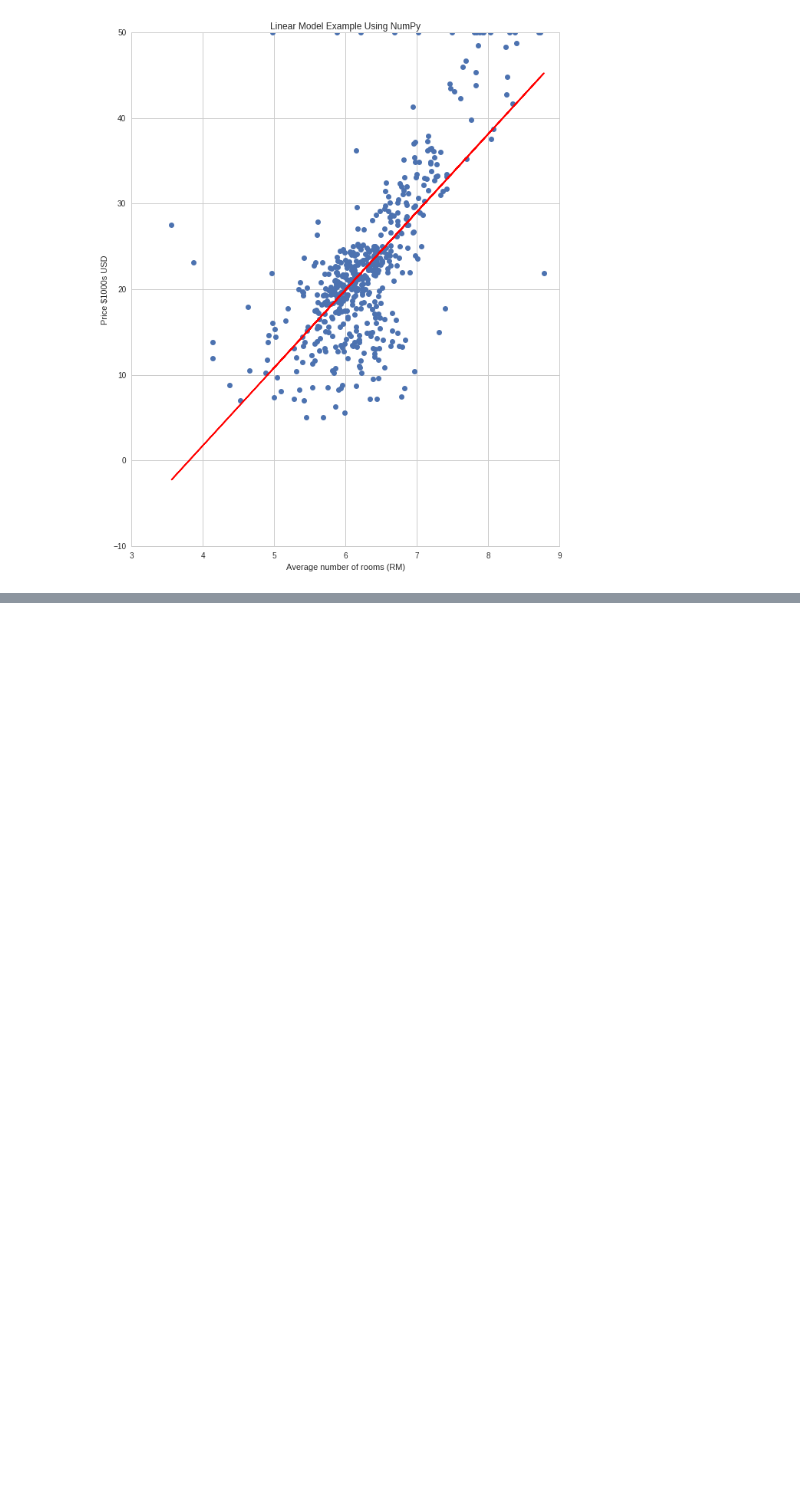
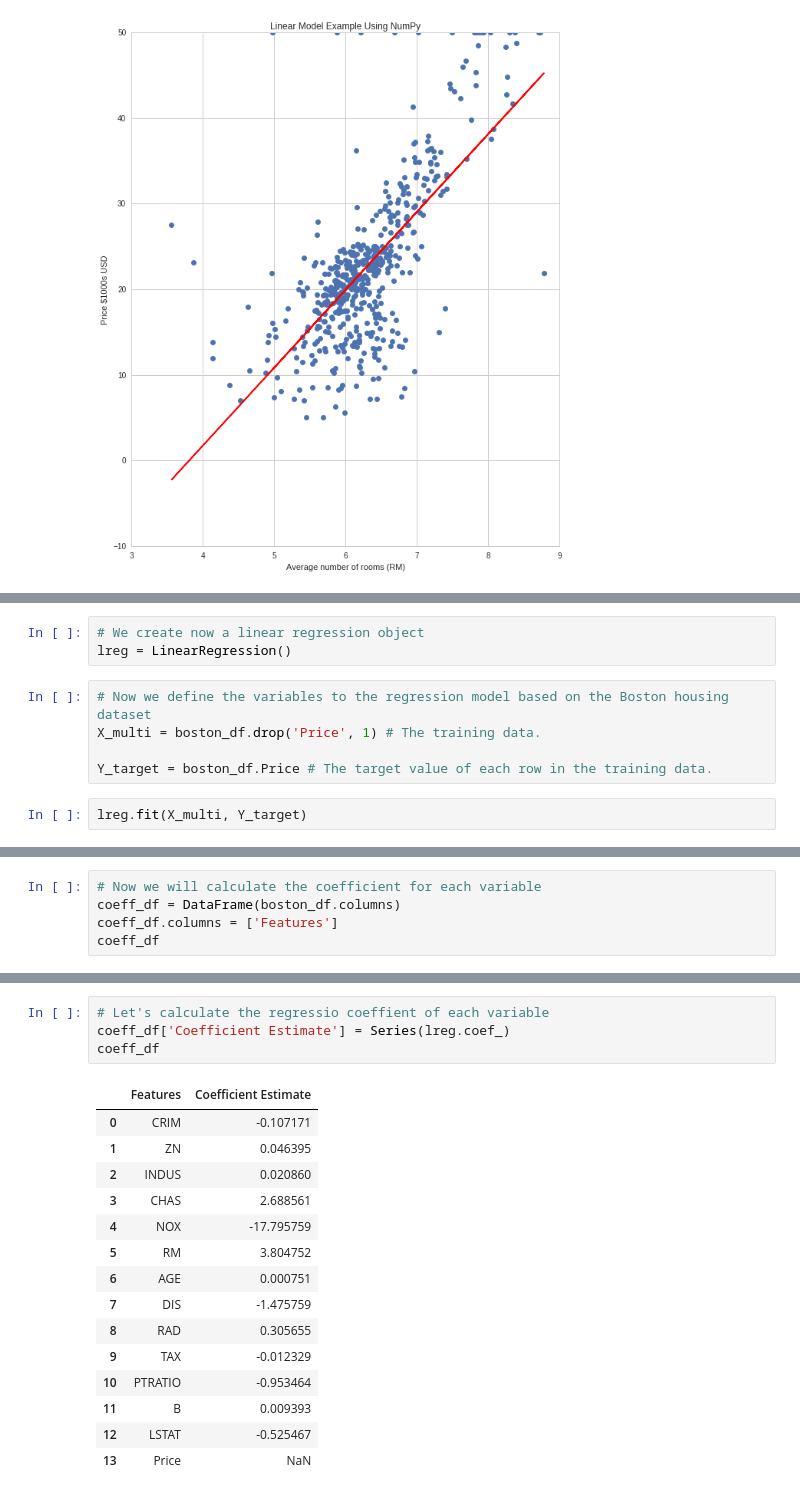
Before and after one commit to jarturomora/python-data-analysis, a Jupyter notebook: ML1 - Supervised Learning - Linear Regression.ipynb, the cells around one changed output, grey strips where cells are left out. Cells and saved outputs as stored; diff of their text form; blank space fills up the shorter version.

Commit message:
Linear regression done up to step 6 and started step 7

```diff
--- a/ML1 - Supervised Learning - Linear Regression.ipynb
+++ b/ML1 - Supervised Learning - Linear Regression.ipynb
@@ -138,0 +156,10 @@ plt.plot(x, m * x + b, label = 'Best Fit Line', color = 'red')
+# %%
+# We create now a linear regression object
+lreg = LinearRegression()
+# %%
+# Now we define the variables to the regression model based on the Boston housing dataset
+X_multi = boston_df.drop('Price', 1) # The training data.
+
+Y_target = boston_df.Price # The target value of each row in the training data.
+# %%
+lreg.fit(X_multi, Y_target)
@@ -138,0 +178,5 @@ plt.plot(x, m * x + b, label = 'Best Fit Line', color = 'red')
+# %%
+# Now we will calculate the coefficient for each variable
+coeff_df = DataFrame(boston_df.columns)
+coeff_df.columns = ['Features']
+coeff_df
@@ -138,0 +199,20 @@ plt.plot(x, m * x + b, label = 'Best Fit Line', color = 'red')
+# %%
+# Let's calculate the regressio coeffient of each variable
+coeff_df['Coefficient Estimate'] = Series(lreg.coef_)
+coeff_df
+# %% [output]
+|  | Features | Coefficient Estimate |
+| 0 | CRIM | -0.107171 |
+| 1 | ZN | 0.046395 |
+| 2 | INDUS | 0.020860 |
+| 3 | CHAS | 2.688561 |
+| 4 | NOX | -17.795759 |
+| 5 | RM | 3.804752 |
+| 6 | AGE | 0.000751 |
+| 7 | DIS | -1.475759 |
+| 8 | RAD | 0.305655 |
+| 9 | TAX | -0.012329 |
+| 10 | PTRATIO | -0.953464 |
+| 11 | B | 0.009393 |
+| 12 | LSTAT | -0.525467 |
+| 13 | Price | NaN |
```
Also changed, not shown: parts of 10 cells of this notebook.
